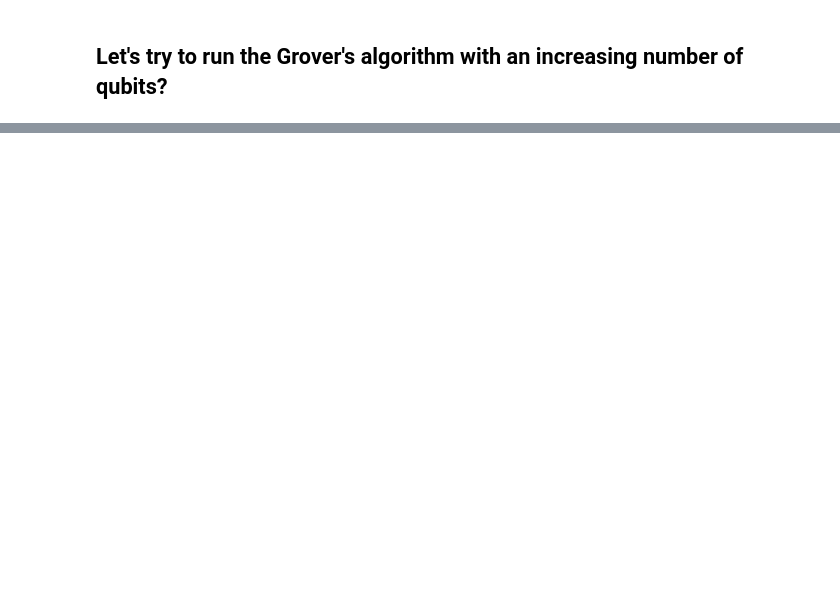
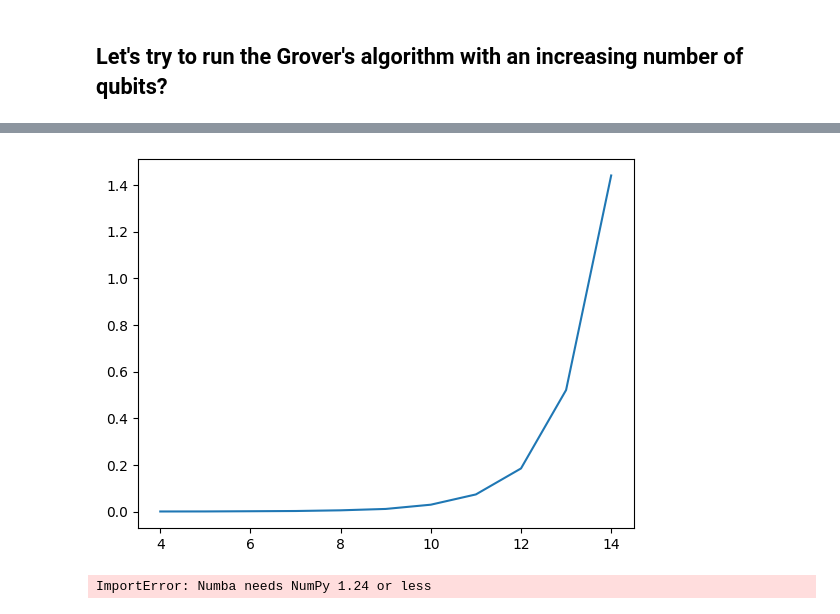
Before and after one commit to andrea-pasquale/qibo_tutorial, a Jupyter notebook: Como2023/grover.ipynb, the cells around one changed output, grey strips where cells are left out. Saved outputs shown, nothing was run; the diff lists cells and outputs as text; code cells hidden in the pictures; blank space fills up the shorter version.

```diff
--- a/Como2023/grover.ipynb
+++ b/Como2023/grover.ipynb
@@ -212,7 +305,7 @@ import time
 
 def performance(backend, qubit_range):
     set_backend(backend)
-
+    times = []
     for i in qubit_range:
         iterations = grover_iterations(i,1)
         print("nqubits", i, end="")
@@ -225,6 +318,11 @@ def performance(backend, qubit_range):
         # Frequency of the target bitstring
         freq = result.frequencies().get(i * '1')
         print("Frequency =", freq)
-        print()
+        times.append(end-start)
+
+    return times, list(qubit_range)
+
+def plot_times(times, qubits):
+    plt.plot(qubits, times)
 # %%
-performance("numpy", range(4,20))
+times, qubits = performance("numpy", range(4,15))
@@ -231,2 +348,8 @@ performance("numpy", range(4,20))
+# %%
+plot_times(times, qubits)
+# %% [output]
+[figure, added]
 # %%
-performance("qibojit", range(4,20))
+performance("qibojit", range(4,14))
+# %% [output]
+ImportError: Numba needs NumPy 1.24 or less
```
Also changed, not shown: parts of 42 cells of this notebook, 1 other file.
